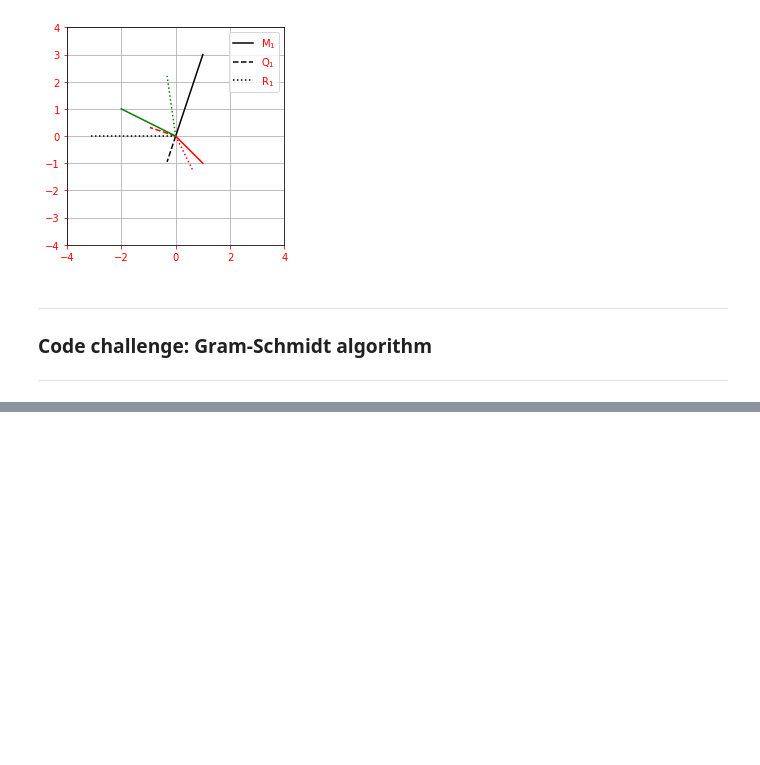
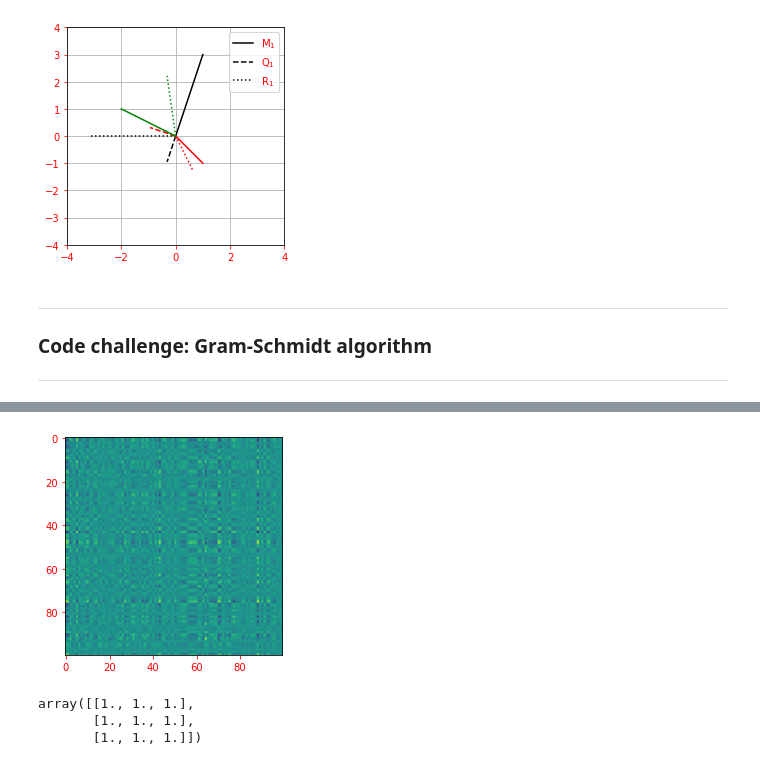
Before and after one commit to akshatsingh1718/maths, a Jupyter notebook: linear_algebra/projection.ipynb, the cells around one changed output, grey strips where cells are left out. Drawn from its saved outputs; the diff is of its cells as text; code cells hidden in the pictures; blank space fills up the shorter version.

```diff
--- a/linear_algebra/projection.ipynb
+++ b/linear_algebra/projection.ipynb
@@ -307,0 +357,11 @@ print(np.round(Q.T @ Q), 5)
+# %%
+plt.imshow(M_inv2)
+plt.show()
+# %% [output]
+[figure, added]
+# %%
+np.corrcoef((M_inv1.flatten(), M_inv2.flatten(), M_inv3.flatten()))
+# %% [output]
+array([[1., 1., 1.],
+       [1., 1., 1.],
+       [1., 1., 1.]])
```
Also changed, not shown: parts of 23 cells of this notebook.
